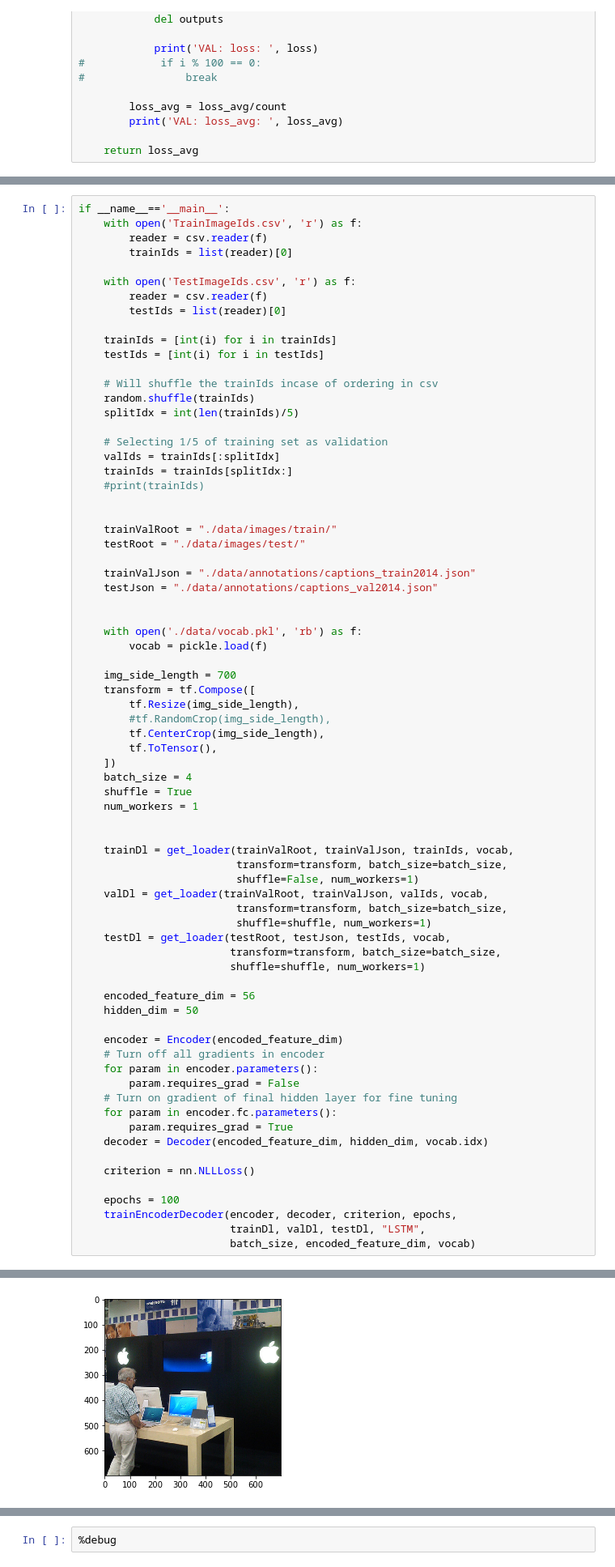
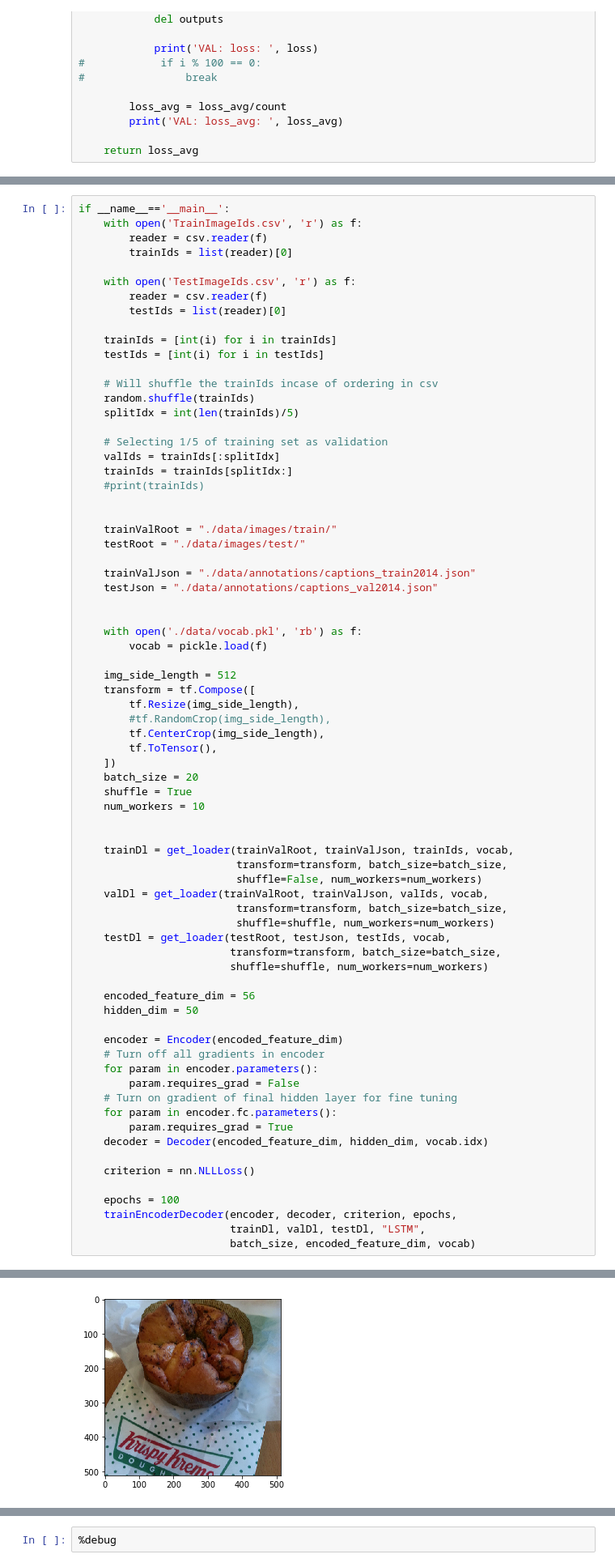
Before and after one commit to Aiman-Jabaren/Image-Captioning-using-LSTM-network, a Jupyter notebook: trainLstm.ipynb, the cells around one changed output, grey strips where cells are left out. Shown at 81% size. Saved outputs shown, nothing was run; the diff lists cells and outputs as text.

```diff
--- a/trainLstm.ipynb
+++ b/trainLstm.ipynb
@@ -291,27 +307,27 @@ if __name__=='__main__':
     with open('./data/vocab.pkl', 'rb') as f:
         vocab = pickle.load(f)
 
-    img_side_length = 700
+    img_side_length = 512
     transform = tf.Compose([
         tf.Resize(img_side_length),
         #tf.RandomCrop(img_side_length),
         tf.CenterCrop(img_side_length),
         tf.ToTensor(),
     ])
-    batch_size = 4
+    batch_size = 20
     shuffle = True
-    num_workers = 1
+    num_workers = 10
 
 
     trainDl = get_loader(trainValRoot, trainValJson, trainIds, vocab,
                          transform=transform, batch_size=batch_size,
-                         shuffle=False, num_workers=1)
+                         shuffle=False, num_workers=num_workers)
     valDl = get_loader(trainValRoot, trainValJson, valIds, vocab,
                          transform=transform, batch_size=batch_size,
-                         shuffle=shuffle, num_workers=1)
+                         shuffle=shuffle, num_workers=num_workers)
     testDl = get_loader(testRoot, testJson, testIds, vocab,
                         transform=transform, batch_size=batch_size,
-                        shuffle=shuffle, num_workers=1)
+                        shuffle=shuffle, num_workers=num_workers)
 
     encoded_feature_dim = 56
     hidden_dim = 50
@@ -356 +385 @@ Caption: barrel house alcohol dips spraying herb childrens upscale baron prepari
-[figure, old version]
+[figure, new version]
```
Also changed, not shown: parts of 5 cells of this notebook, 1 other file.
